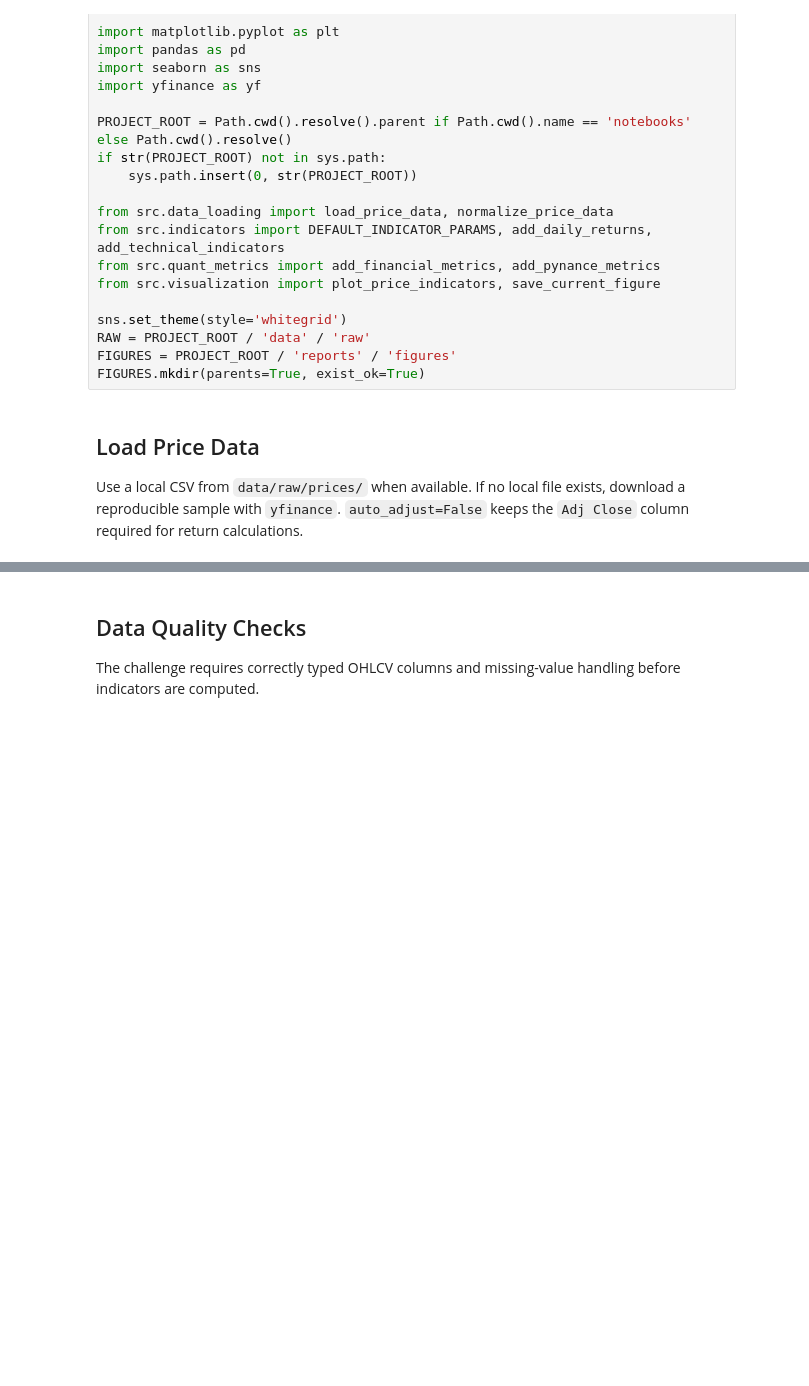
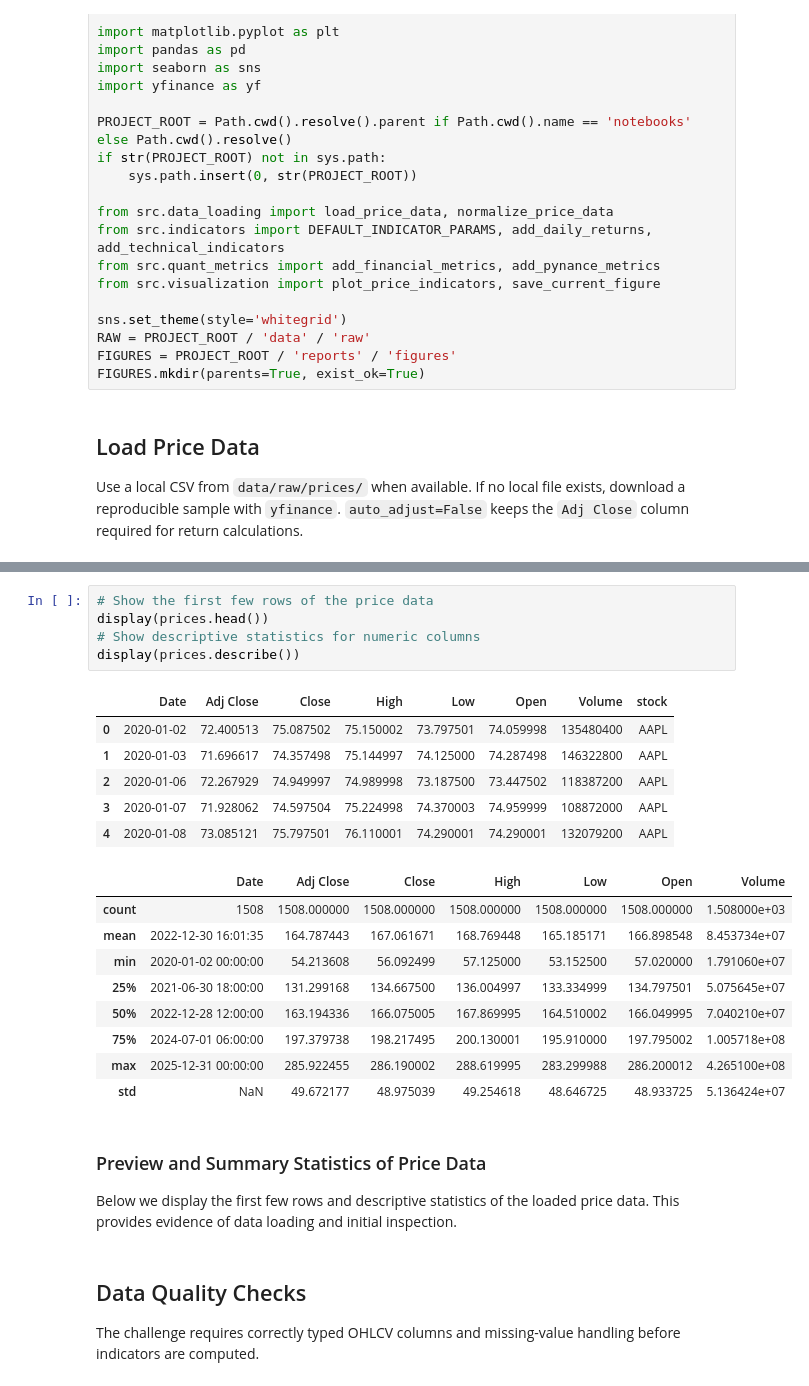
Before and after one commit to Elsa2116/10-academy, a Jupyter notebook: notebooks/02_quantitative_indicators.ipynb, the cells around one changed output, grey strips where cells are left out. Drawn from its saved outputs; the diff is of its cells as text; blank space fills up the shorter version.

```diff
--- a/notebooks/02_quantitative_indicators.ipynb
+++ b/notebooks/02_quantitative_indicators.ipynb
@@ -52,3 +60,27 @@ prices.head()
+# %%
+# Show the first few rows of the price data
+display(prices.head())
+# Show descriptive statistics for numeric columns
+display(prices.describe())
+# %% [output]
+|  | Date | Adj Close | Close | High | Low | Open | Volume | stock |
+| 0 | 2020-01-02 | 72.400513 | 75.087502 | 75.150002 | 73.797501 | 74.059998 | 135480400 | AAPL |
+| 1 | 2020-01-03 | 71.696617 | 74.357498 | 75.144997 | 74.125000 | 74.287498 | 146322800 | AAPL |
+| 2 | 2020-01-06 | 72.267929 | 74.949997 | 74.989998 | 73.187500 | 73.447502 | 118387200 | AAPL |
+| 3 | 2020-01-07 | 71.928062 | 74.597504 | 75.224998 | 74.370003 | 74.959999 | 108872000 | AAPL |
+| 4 | 2020-01-08 | 73.085121 | 75.797501 | 76.110001 | 74.290001 | 74.290001 | 132079200 | AAPL |
+|  | Date | Adj Close | Close | High | Low | Open | Volume |
+| count | 1508 | 1508.000000 | 1508.000000 | 1508.000000 | 1508.000000 | 1508.000000 | 1.508000e+03 |
+| mean | 2022-12-30 16:01:35 | 164.787443 | 167.061671 | 168.769448 | 165.185171 | 166.898548 | 8.453734e+07 |
+| min | 2020-01-02 00:00:00 | 54.213608 | 56.092499 | 57.125000 | 53.152500 | 57.020000 | 1.791060e+07 |
+| 25% | 2021-06-30 18:00:00 | 131.299168 | 134.667500 | 136.004997 | 133.334999 | 134.797501 | 5.075645e+07 |
+| 50% | 2022-12-28 12:00:00 | 163.194336 | 166.075005 | 167.869995 | 164.510002 | 166.049995 | 7.040210e+07 |
+| 75% | 2024-07-01 06:00:00 | 197.379738 | 198.217495 | 200.130001 | 195.910000 | 197.795002 | 1.005718e+08 |
+| max | 2025-12-31 00:00:00 | 285.922455 | 286.190002 | 288.619995 | 283.299988 | 286.200012 | 4.265100e+08 |
+| std | NaN | 49.672177 | 48.975039 | 49.254618 | 48.646725 | 48.933725 | 5.136424e+07 |
+# %% [markdown]
+### Preview and Summary Statistics of Price Data
+Below we display the first few rows and descriptive statistics of the loaded price data. This provides evidence of data loading and initial inspection.
 # %% [markdown]
 ## Data Quality Checks
 
```
Also changed, not shown: parts of 13 cells of this notebook, 8 other files.
